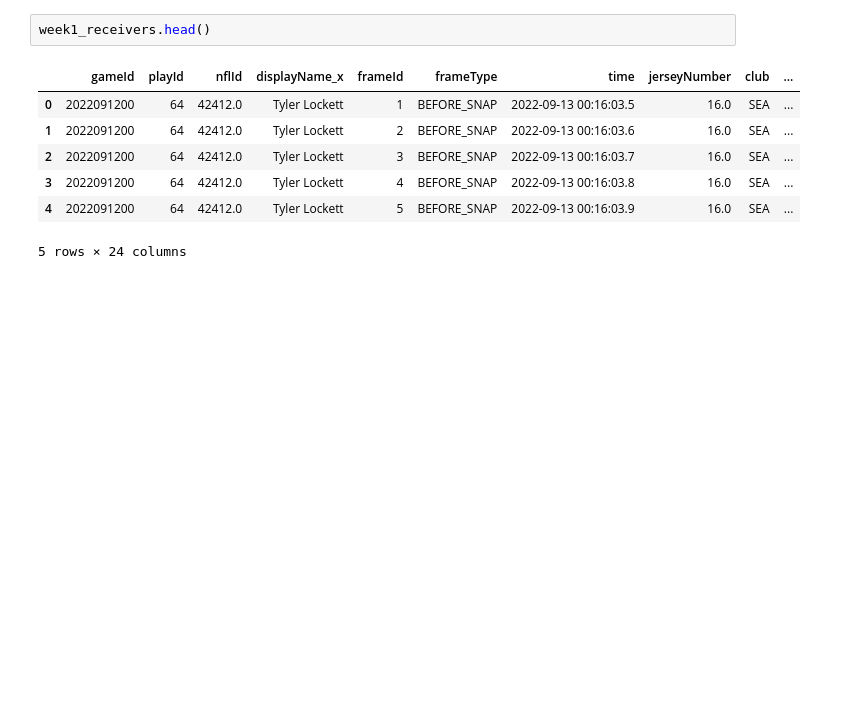
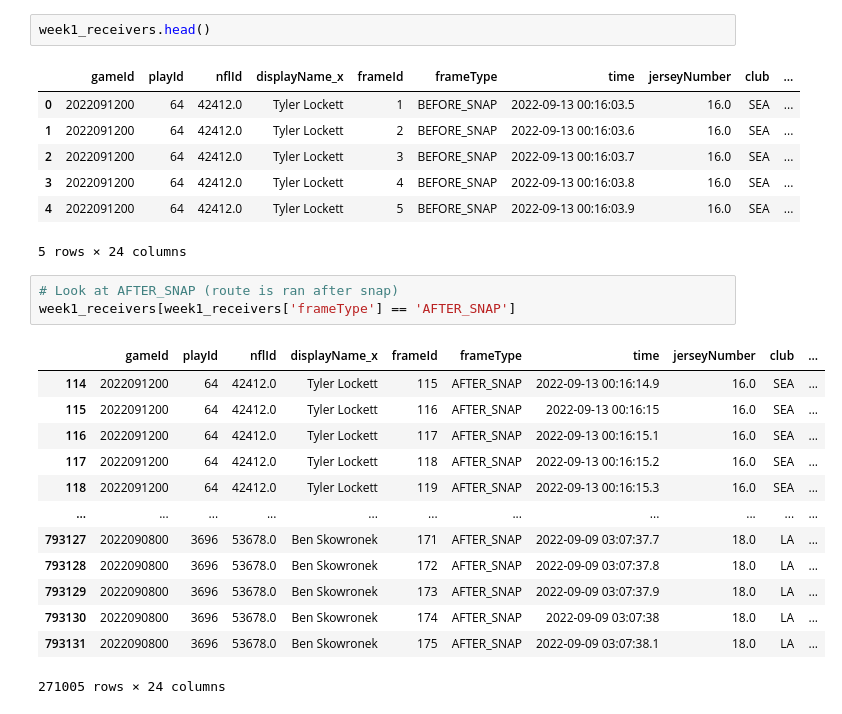
Before and after one commit to ArjunR27/301FinalProject, a Jupyter notebook: receiver_analysis.ipynb, the cells around one changed output. Saved outputs shown, nothing was run; the diff lists cells and outputs as text; blank space fills up the shorter version.

```diff
--- a/receiver_analysis.ipynb
+++ b/receiver_analysis.ipynb
@@ -83,3 +83,20 @@ week1_receivers.head()
 | 3 | 2022091200 | 64 | 42412.0 | Tyler Lockett | 4 | BEFORE_SNAP | 2022-09-13 00:16:03.8 | 16.0 | SEA | ... |
 | 4 | 2022091200 | 64 | 42412.0 | Tyler Lockett | 5 | BEFORE_SNAP | 2022-09-13 00:16:03.9 | 16.0 | SEA | ... |
 5 rows × 24 columns
+# %%
+# Look at AFTER_SNAP (route is ran after snap)
+week1_receivers[week1_receivers['frameType'] == 'AFTER_SNAP']
+# %% [output]
+|  | gameId | playId | nflId | displayName_x | frameId | frameType | time | jerseyNumber | club | ... |
+| 114 | 2022091200 | 64 | 42412.0 | Tyler Lockett | 115 | AFTER_SNAP | 2022-09-13 00:16:14.9 | 16.0 | SEA | ... |
+| 115 | 2022091200 | 64 | 42412.0 | Tyler Lockett | 116 | AFTER_SNAP | 2022-09-13 00:16:15 | 16.0 | SEA | ... |
+| 116 | 2022091200 | 64 | 42412.0 | Tyler Lockett | 117 | AFTER_SNAP | 2022-09-13 00:16:15.1 | 16.0 | SEA | ... |
+| 117 | 2022091200 | 64 | 42412.0 | Tyler Lockett | 118 | AFTER_SNAP | 2022-09-13 00:16:15.2 | 16.0 | SEA | ... |
+| 118 | 2022091200 | 64 | 42412.0 | Tyler Lockett | 119 | AFTER_SNAP | 2022-09-13 00:16:15.3 | 16.0 | SEA | ... |
+| ... | ... | ... | ... | ... | ... | ... | ... | ... | ... | ... |
+| 793127 | 2022090800 | 3696 | 53678.0 | Ben Skowronek | 171 | AFTER_SNAP | 2022-09-09 03:07:37.7 | 18.0 | LA | ... |
+| 793128 | 2022090800 | 3696 | 53678.0 | Ben Skowronek | 172 | AFTER_SNAP | 2022-09-09 03:07:37.8 | 18.0 | LA | ... |
+| 793129 | 2022090800 | 3696 | 53678.0 | Ben Skowronek | 173 | AFTER_SNAP | 2022-09-09 03:07:37.9 | 18.0 | LA | ... |
+| 793130 | 2022090800 | 3696 | 53678.0 | Ben Skowronek | 174 | AFTER_SNAP | 2022-09-09 03:07:38 | 18.0 | LA | ... |
+| 793131 | 2022090800 | 3696 | 53678.0 | Ben Skowronek | 175 | AFTER_SNAP | 2022-09-09 03:07:38.1 | 18.0 | LA | ... |
+271005 rows × 24 columns
```
Also changed, not shown: parts of 1 cell of this notebook, 1 other file.
